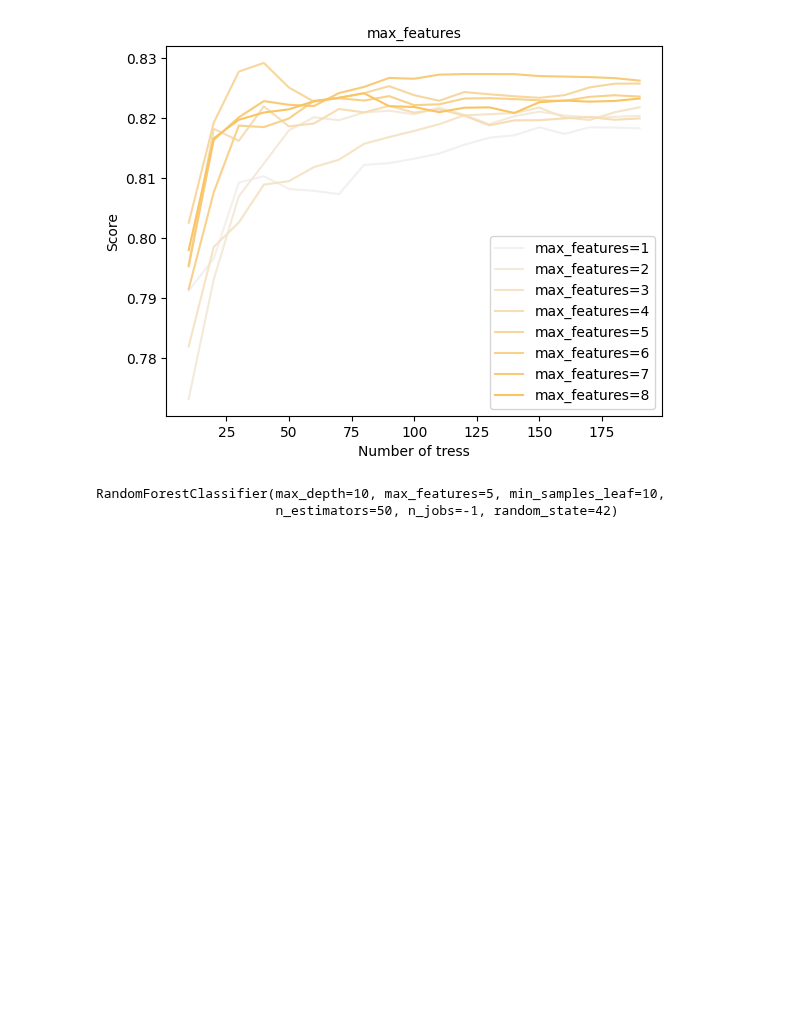
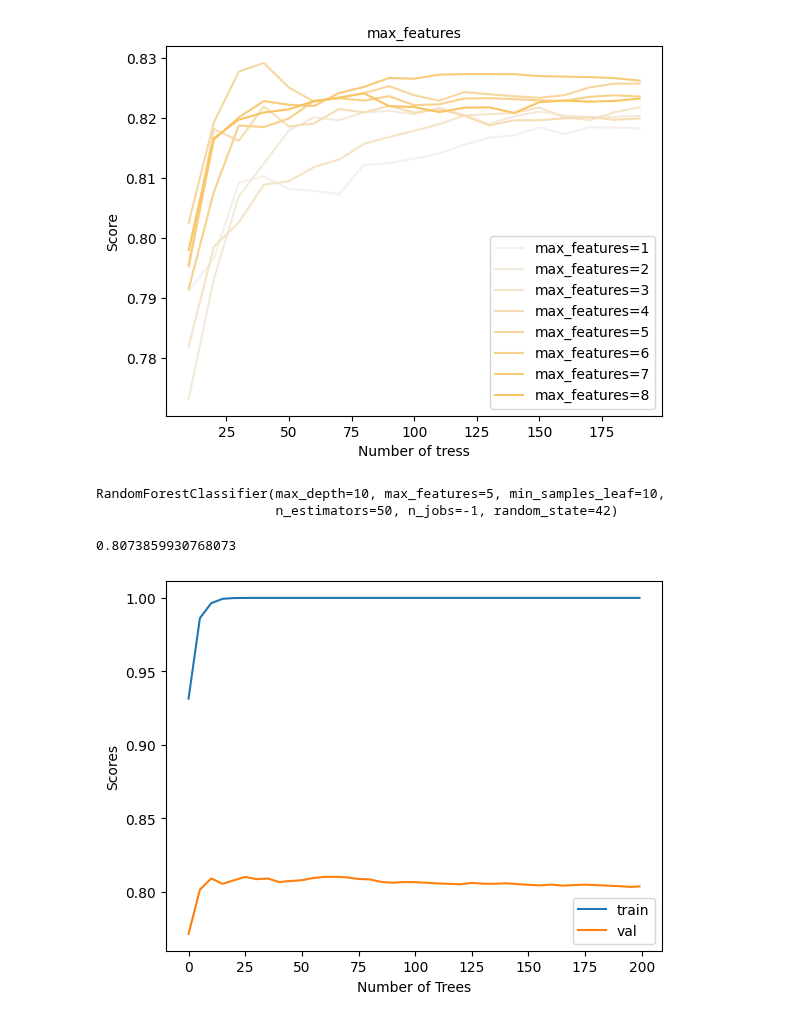
Before and after one commit to madhuri-15/mlbookcamp-homeworks, a Jupyter notebook: Week6-Trees & ensembles/credit_score.ipynb, the cells around one changed output. Saved outputs shown, nothing was run; the diff lists cells and outputs as text; code cells hidden in the pictures; blank space fills up the shorter version.

```diff
--- a/Week6-Trees & ensembles/credit_score.ipynb
+++ b/Week6-Trees & ensembles/credit_score.ipynb
@@ -566,0 +584,5 @@ RandomForestClassifier(max_depth=10, max_features=5, min_samples_leaf=10,
+# %%
+y_preds = model.predict(dval)
+roc_auc_score(y_val, y_preds)
+# %% [output]
+0.8073859930768073
@@ -566,0 +609,24 @@ RandomForestClassifier(max_depth=10, max_features=5, min_samples_leaf=10,
+# %%
+def parse_xgb_output(output):
+    result = []
+    for line in output.stdout.strip().split("\n"):
+        it_line, train_line, val_line = line.split("\t")
+        num_iter = int(it_line.strip("[]"))
+        train = float(train_line.split(":")[1])
+        val = float(val_line.split(":")[1])
+
+        result.append((num_iter, train, val))
+
+    df_result = pd.DataFrame(result, columns=['num_iter', 'train', 'val'])
+    return df_result
+
+df_scores = parse_xgb_output(output)
+# %%
+plt.plot(df_scores.num_iter, df_scores.train, label='train')
+plt.plot(df_scores.num_iter, df_scores.val, label='val')
+plt.xlabel('Number of Trees')
+plt.ylabel("Scores")
+plt.legend()
+plt.show()
+# %% [output]
+[figure, added]
```
Also changed, not shown: parts of 6 cells of this notebook.
